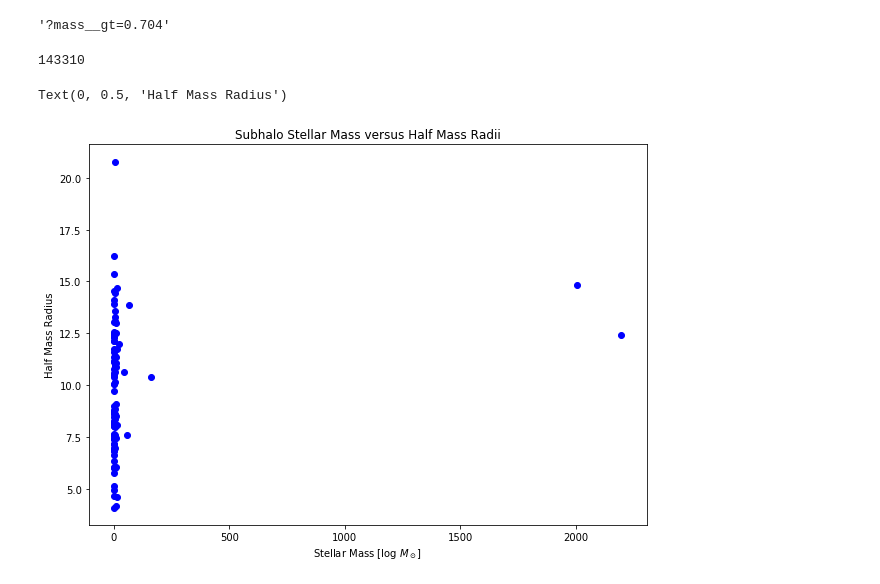
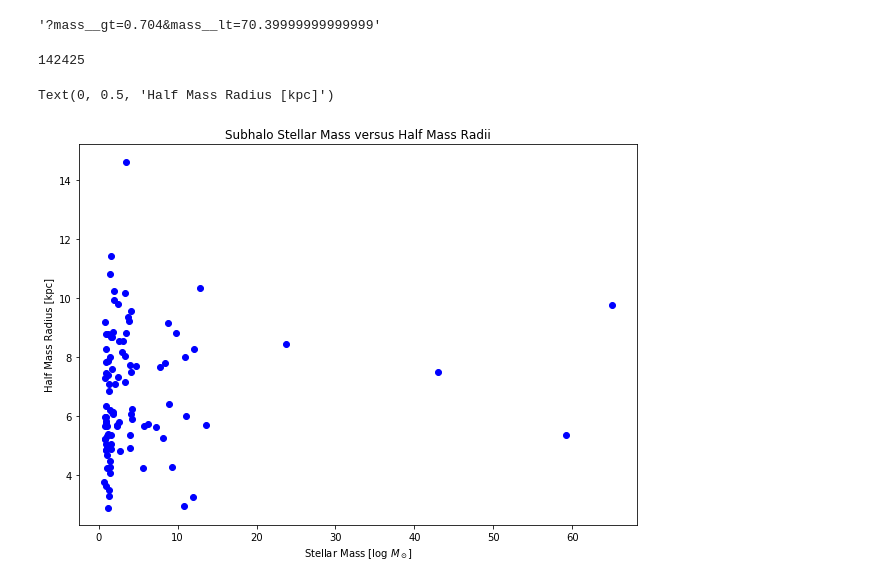
Before and after one commit to pathakde/Galaxy-Quenching, a Jupyter notebook: stellar mass - galaxy size.ipynb, the cells around one changed output. Saved outputs shown, nothing was run; the diff lists cells and outputs as text; code cells hidden in the pictures.

```diff
--- a/stellar mass - galaxy size.ipynb
+++ b/stellar mass - galaxy size.ipynb
@@ -35,16 +35,18 @@ def get(path, params=None):
 
     return r
 # %%
+#Refer to TASK 2 at: https://www.tng-project.org/data/docs/api/ (login required for access)
+
 # first convert log solar masses into group catalog units
 #Search for mass range
 mass_min = 10**10 / 1e10 * 0.704
-#mass_max = 10**12.1 / 1e10 * 0.704
+mass_max = 10**12 / 1e10 * 0.704
 
 # form the search_query string by hand for once
-search_query = "?mass__gt=" + str(mass_min) #+ "&mass__lt=" + str(mass_max)
+search_query = "?mass__gt=" + str(mass_min) + "&mass__lt=" + str(mass_max)
 search_query
 # %% [output]
-'?mass__gt=0.704'
+'?mass__gt=0.704&mass__lt=70.39999999999999'
 # %%
 # form the url and make the request
 url = "http://www.tng-project.org/api/Illustris-1/snapshots/z=2/subhalos/" + search_query
@@ -52,25 +54,26 @@ url = "http://www.tng-project.org/api/Illustris-1/snapshots/z=2/subhalos/" + sea
 subhalos = get(url)
 subhalos['count']
 # %% [output]
-143310
+142425
 # %%
 ids = [ subhalos['results'][i]['id'] for i in range(100) ]
 #unsure how to plot more than 100 :(
 
 #generating the plot is taking a while
 plt.figure(figsize=(10,7)) # 10 is width, 7 is height
 
 for id in ids:
-    ###Z=2###
+    #Z=2#
     url = "http://www.tng-project.org/api/Illustris-1/snapshots/z=2/subhalos/" + str(id)
     subhalo = get(url)
     #print(id, subhalo['mass'], subhalo['halfmassrad_stars'])
-    plt.plot(subhalo['mass'], subhalo['halfmassrad_stars'], 'bo')
+    #y-axis: (.704 * (subhalo['halfmassrad_stars'])) kpc
+    plt.plot(subhalo['mass'], (.704 * (subhalo['halfmassrad_stars'])), 'bo')
 
 plt.title('Subhalo Stellar Mass versus Half Mass Radii')
 plt.xlabel('Stellar Mass [log $M_\odot$]')
-plt.ylabel('Half Mass Radius') #unsure of units or expression to put in brackets with axis title
+plt.ylabel('Half Mass Radius [kpc]')
 #I'm not sure if I did the plot right, since I'm unsure about how the units are decided on the axes
 # %% [output]
-Text(0, 0.5, 'Half Mass Radius')
+Text(0, 0.5, 'Half Mass Radius [kpc]')
-[figure, old version]
+[figure, new version]
```
Also changed, not shown: parts of 5 cells of this notebook.
